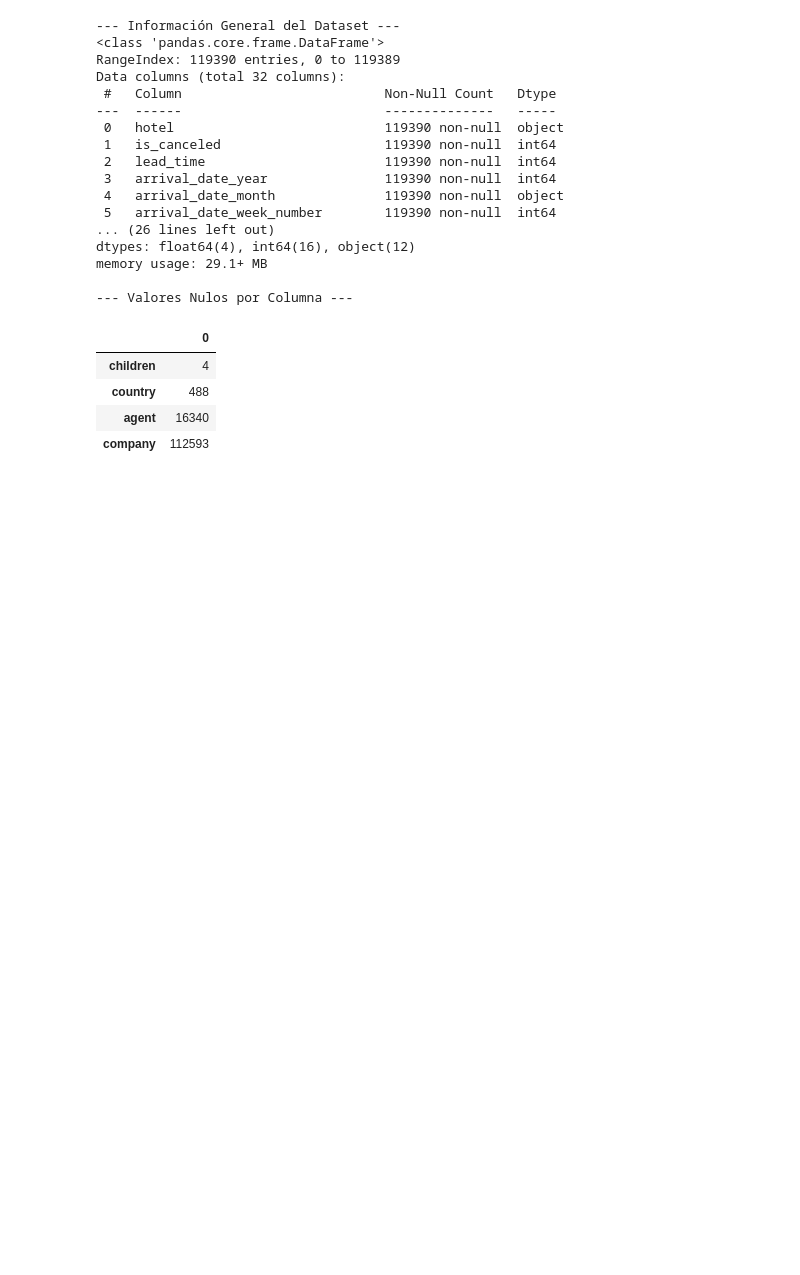
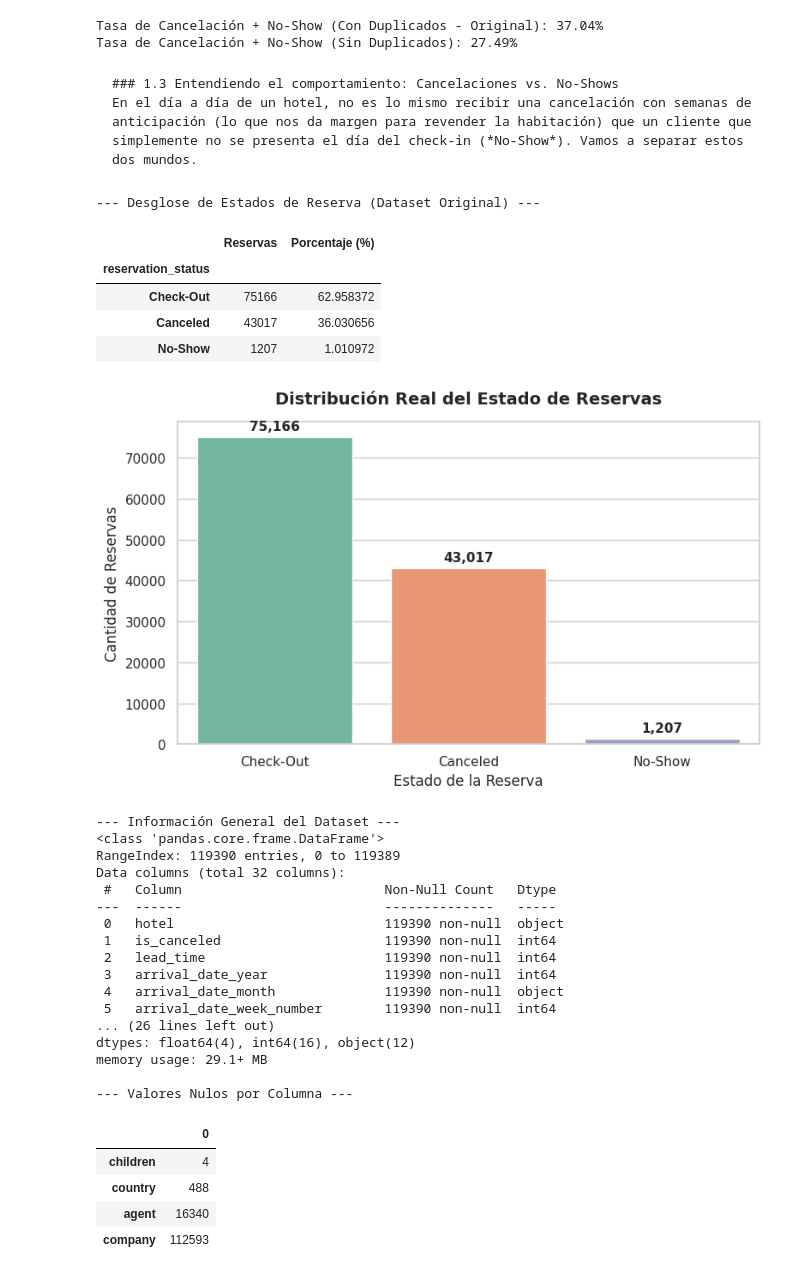
Before and after one commit to David011023/Analisis-Hotel-Booking-Demand, a Jupyter notebook: Analisis /01_Analisis_de_hotel.ipynb, the cells around one changed output. Saved outputs shown, nothing was run; the diff lists cells and outputs as text; code cells hidden in the pictures; blank space fills up the shorter version.

````diff
--- a/Analisis /01_Analisis_de_hotel.ipynb
+++ b/Analisis /01_Analisis_de_hotel.ipynb
@@ -25,3 +85,58 @@ df = pd.read_csv('/content/hotel_bookings.csv')
+# %%
+tasa_con_duplicados = df['is_canceled'].mean() * 100
+tasa_sin_duplicados = df_sin_duplicados['is_canceled'].mean() * 100
+
+print(f"Tasa de Cancelación + No-Show (Con Duplicados - Original): {tasa_con_duplicados:.2f}%")
+print(f"Tasa de Cancelación + No-Show (Sin Duplicados): {tasa_sin_duplicados:.2f}%")
+# %% [output]
+Tasa de Cancelación + No-Show (Con Duplicados - Original): 37.04%
+Tasa de Cancelación + No-Show (Sin Duplicados): 27.49%
+# %% [markdown]
+```markdown
+### 1.3 Entendiendo el comportamiento: Cancelaciones vs. No-Shows
+En el día a día de un hotel, no es lo mismo recibir una cancelación con semanas de anticipación (lo que nos da margen para revender la habitación) que un cliente que simplemente no se presenta el día del check-in (*No-Show*). Vamos a separar estos dos mundos.
+```
+# %%
+# 1. Calcular frecuencias absolutas y relativas del estado de las reservas
+status_counts = df['reservation_status'].value_counts()
+status_percentages = df['reservation_status'].value_counts(normalize=True) * 100
+
+status_summary = pd.DataFrame({
+    'Reservas': status_counts,
+    'Porcentaje (%)': status_percentages
+})
+
+print("--- Desglose de Estados de Reserva (Dataset Original) ---")
+display(status_summary)
+
+# 2. Graficar la distribución de los estados
+plt.figure(figsize=(8, 5))
+sns.set_theme(style="whitegrid")
+ax = sns.barplot(x=status_summary.index, y='Reservas', data=status_summary, palette='Set2', hue=status_summary.index, legend=False)
+
+plt.title('Distribución Real del Estado de Reservas', fontsize=14, fontweight='bold', pad=15)
+plt.xlabel('Estado de la Reserva', fontsize=12)
+plt.ylabel('Cantidad de Reservas', fontsize=12)
+
+# Añadir los valores en la parte superior de cada barra
+for p in ax.patches:
+    ax.annotate(f'{int(p.get_height()):,}',
+                (p.get_x() + p.get_width() / 2., p.get_height()),
+                ha='center', va='center',
+                xytext=(0, 9),
+                textcoords='offset points',
+                fontsize=11, fontweight='bold')
+
+plt.tight_layout()
+plt.show()
+# %% [output]
+--- Desglose de Estados de Reserva (Dataset Original) ---
+|  | Reservas | Porcentaje (%) |
+| reservation_status |  |  |
+| Check-Out | 75166 | 62.958372 |
+| Canceled | 43017 | 36.030656 |
+| No-Show | 1207 | 1.010972 |
+[figure, added]
 # %%
 # Información general del DataFrame
 print("--- Información General del Dataset ---")
````
Also changed, not shown: parts of 26 cells of this notebook.
